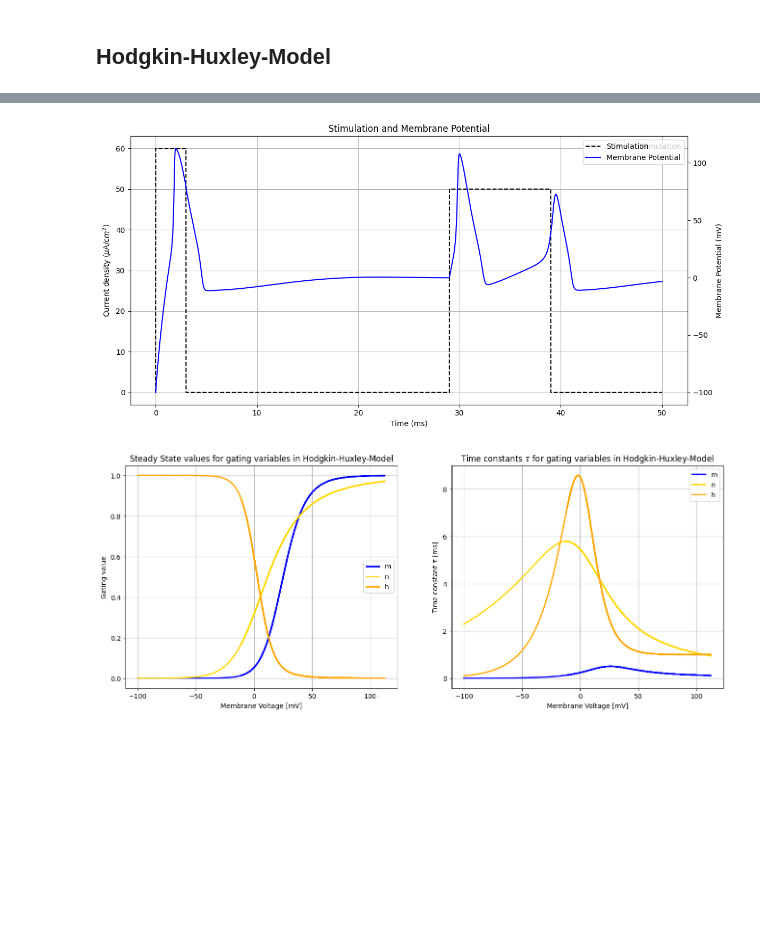
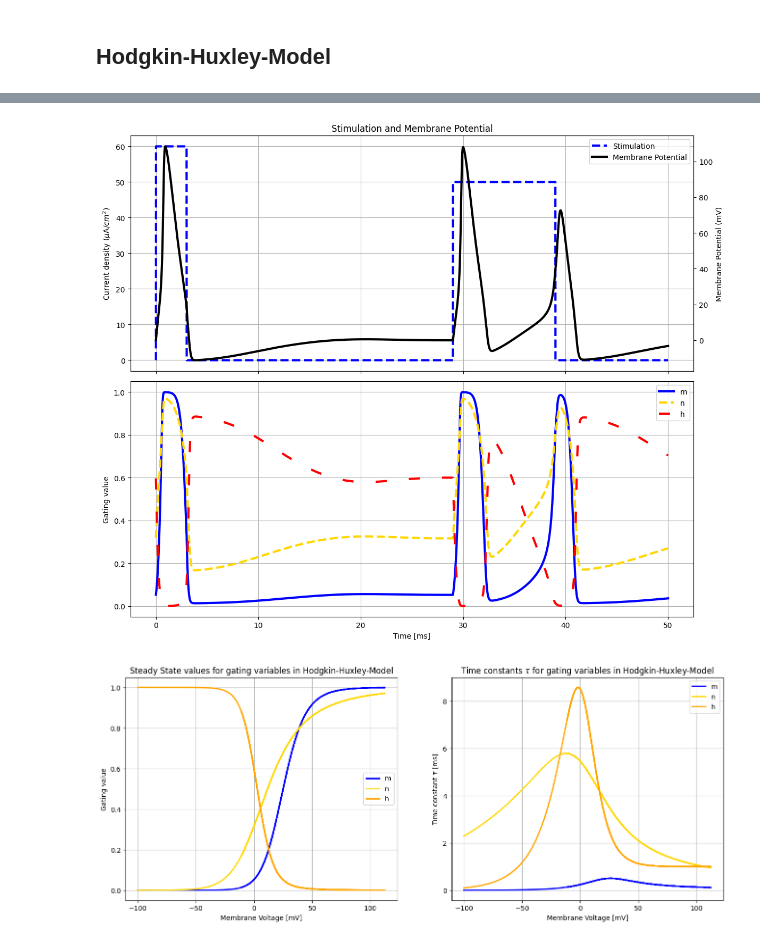
Before and after one commit to YKarsten/Neuron-Simulation, a Jupyter notebook: Neuron-Simulation.ipynb, the cells around one changed output, grey strips where cells are left out. Saved outputs shown, nothing was run; the diff lists cells and outputs as text; code cells hidden in the pictures; blank space fills up the shorter version.

```diff
--- a/Neuron-Simulation.ipynb
+++ b/Neuron-Simulation.ipynb
@@ -154,48 +171,52 @@ def compute_derivatives(y, t0):
     dy = [
         (Id(t0) / Cm) - (GK * (Vm - VK)) - (GNa * (Vm - VNa)) - (GL * (Vm - Vl)),
         alpha_n(Vm) * (1.0 - n) - beta_n(Vm) * n,
         alpha_m(Vm) * (1.0 - m) - beta_m(Vm) * m,
         alpha_h(Vm) * (1.0 - h) - beta_h(Vm) * h
     ]
     return dy
 
 
 # Initial conditions
 Y0 = [0.0, n_inf(), m_inf(), h_inf()]
 
 # Solve ODE system (ordinary differential equations)
 Vy = odeint(compute_derivatives, Y0, T)
 
 # Input stimulus
 Idv = np.vectorize(Id)(T)
 
 # Plotting
-fig, axes1 = plt.subplots(figsize=(12, 6))
+fig, (axes1, axes2) = plt.subplots(2, 1, figsize=(12, 10), sharex=True)
 
-# Plot the stimulus on the first axes (left y-axis)
-axes1.plot(T, Idv, linestyle="dashed", color="black", label='Stimulation')
-axes1.set_xlabel('Time (ms)')
+# First subplot: Stimulation and Membrane Potential
+axes1.plot(T, Idv, linestyle="dashed", color="blue", label='Stimulation', linewidth=3)
 axes1.set_ylabel(r'Current density ($\mu$A/$cm^2$)')
 axes1.set_title('Stimulation and Membrane Potential')
 axes1.grid()
-axes1.legend()
 
-# Create a twin axes for the right y-axis
-axes2 = axes1.twinx()
+axes1_2 = axes1.twinx()  # Twin axes for membrane potential
+axes1_2.plot(T, Vy[:, 0], color='black', label='Membrane Potential', linewidth=3)
+axes1_2.set_ylabel('Membrane Potential (mV)')
 
-# Plot the Membrane potential on the second axes (right y-axis)
-axes2.plot(T, Vm_values, color='blue', label='Membrane Potential')
-axes2.set_ylabel('Membrane Potential (mV)')
+# Combine the legends from the first subplot
+lines1, labels1 = axes1.get_legend_handles_labels()
+lines1_2, labels1_2 = axes1_2.get_legend_handles_labels()
+axes1_2.legend(lines1 + lines1_2, labels1 + labels1_2, loc='upper right')
 
-# Combine the legends from both axes
-lines, labels = axes1.get_legend_handles_labels()
-lines2, labels2 = axes2.get_legend_handles_labels()
-axes2.legend(lines + lines2, labels + labels2, loc='upper right')
+# Second subplot: Membrane Potential and Gating Variable "m"
+axes2.plot(T, m_inf(Vy[:, 0]), color="blue", linewidth=3, label="m")
+axes2.plot(T, n_inf(Vy[:, 0]), color="gold", linewidth=3, label="n", linestyle="dashed")
+axes2.plot(T, h_inf(Vy[:, 0]), color="red", linewidth=3, label="h",  linestyle=(0,(5, 10)))
+axes2.set_xlabel('Time [ms]')
+axes2.set_ylabel('Gating value')
+axes2.grid()
+axes2.legend()
 
 plt.tight_layout()
 plt.show()
 # %% [output]
-[figure, old version]
+[figure, new version]
 # %%
 # Initial conditions
 Y0 = [-100, n_inf(), m_inf(), h_inf()]
```
Also changed, not shown: parts of 5 cells of this notebook, 1 other file.
